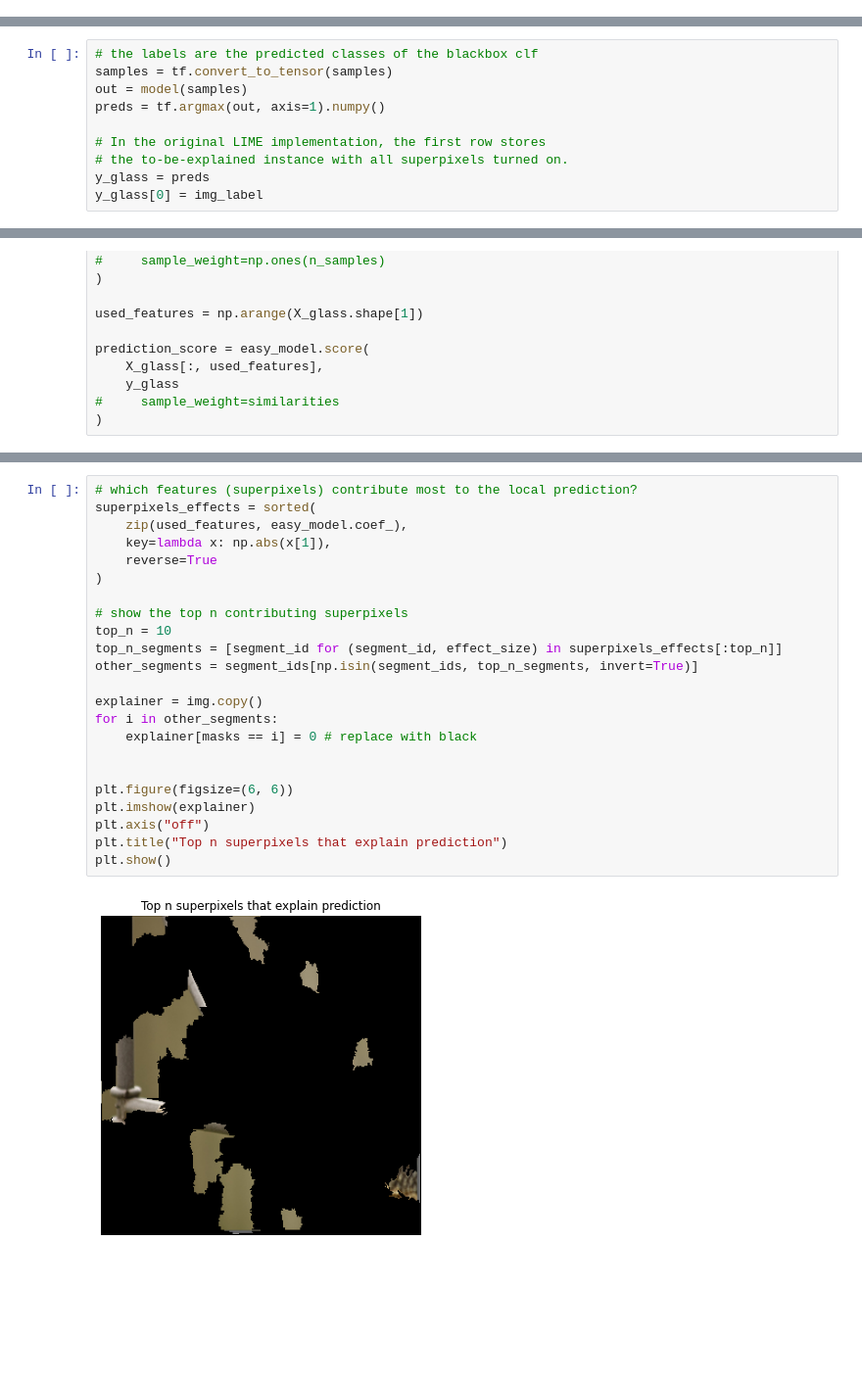
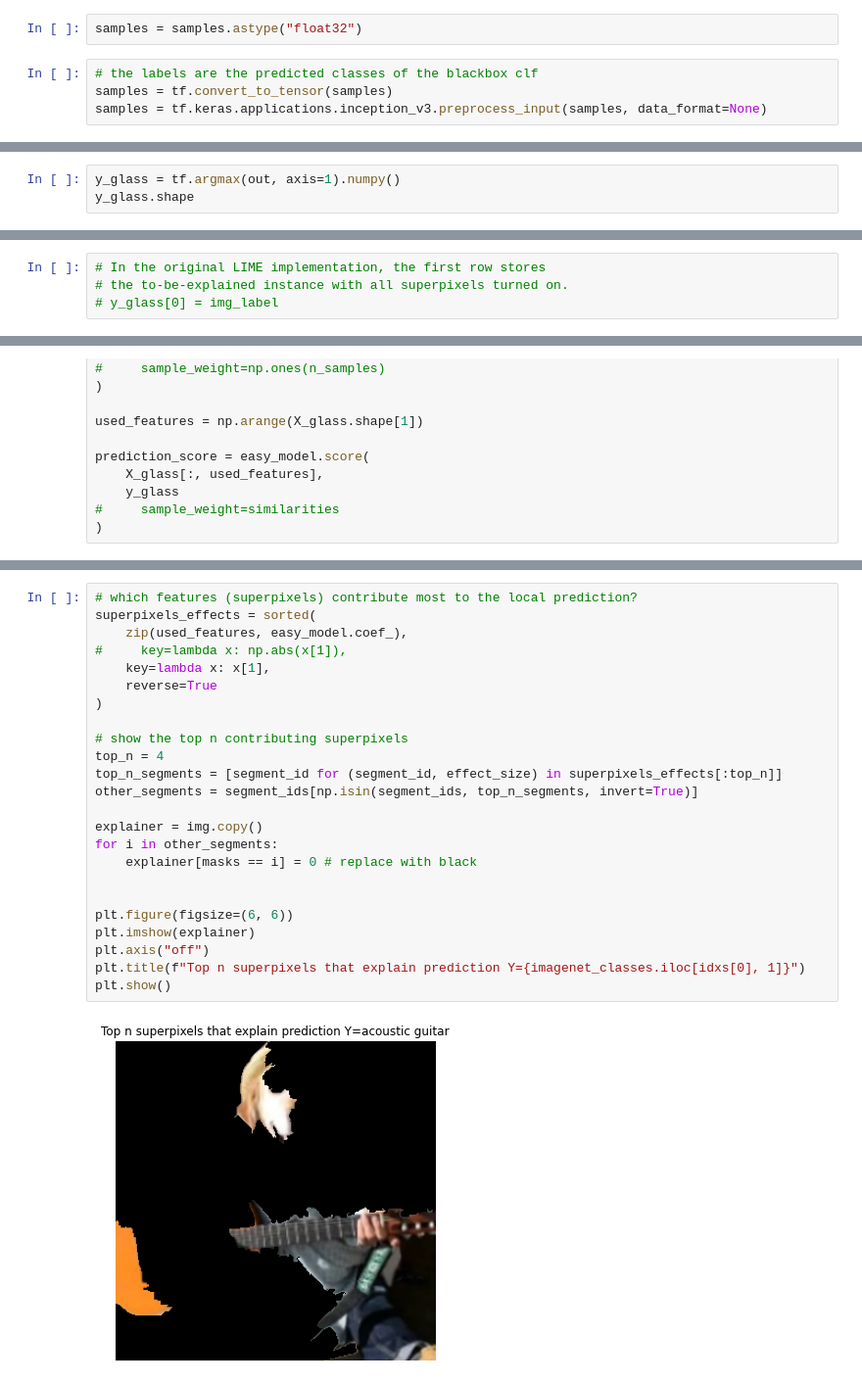
Before and after one commit to ngandlau/fun, a Jupyter notebook: understanding-lime.ipynb, the cells around one changed output, grey strips where cells are left out. Shown at 98% size. Drawn from its saved outputs; the diff is of its cells as text; blank space fills up the shorter version.

```diff
--- a/understanding-lime.ipynb
+++ b/understanding-lime.ipynb
@@ -950,0 +990,6 @@ X_glass has 62 cols, where each column is a dummary variable for each superpixel
+# %%
+samples = samples.astype("float32")
+# %%
+# the labels are the predicted classes of the blackbox clf
+samples = tf.convert_to_tensor(samples)
+samples = tf.keras.applications.inception_v3.preprocess_input(samples, data_format=None)
@@ -950,0 +1002,3 @@ X_glass has 62 cols, where each column is a dummary variable for each superpixel
+# %%
+y_glass = tf.argmax(out, axis=1).numpy()
+y_glass.shape
@@ -951,13 +1007,7 @@ X_glass has 62 cols, where each column is a dummary variable for each superpixel
 # %%
-# the labels are the predicted classes of the blackbox clf
-samples = tf.convert_to_tensor(samples)
-out = model(samples)
-preds = tf.argmax(out, axis=1).numpy()
-
 # In the original LIME implementation, the first row stores
 # the to-be-explained instance with all superpixels turned on.
-y_glass = preds
-y_glass[0] = img_label
+# y_glass[0] = img_label
 # %%
 print(y_glass.shape)
 y_glass
@@ -1005,25 +1055,26 @@ array([-24.17396945])
 # %%
 # which features (superpixels) contribute most to the local prediction?
 superpixels_effects = sorted(
     zip(used_features, easy_model.coef_),
-    key=lambda x: np.abs(x[1]),
+#     key=lambda x: np.abs(x[1]),
+    key=lambda x: x[1],
     reverse=True
 )
 
 # show the top n contributing superpixels
-top_n = 10
+top_n = 4
 top_n_segments = [segment_id for (segment_id, effect_size) in superpixels_effects[:top_n]]
 other_segments = segment_ids[np.isin(segment_ids, top_n_segments, invert=True)]
 
 explainer = img.copy()
 for i in other_segments:
     explainer[masks == i] = 0 # replace with black
 
 
 plt.figure(figsize=(6, 6))
 plt.imshow(explainer)
 plt.axis("off")
-plt.title("Top n superpixels that explain prediction")
+plt.title(f"Top n superpixels that explain prediction Y={imagenet_classes.iloc[idxs[0], 1]}")
 plt.show()
 # %% [output]
-[figure, old version]
+[figure, new version]
```
Also changed, not shown: parts of 22 cells of this notebook, 1 other file.
